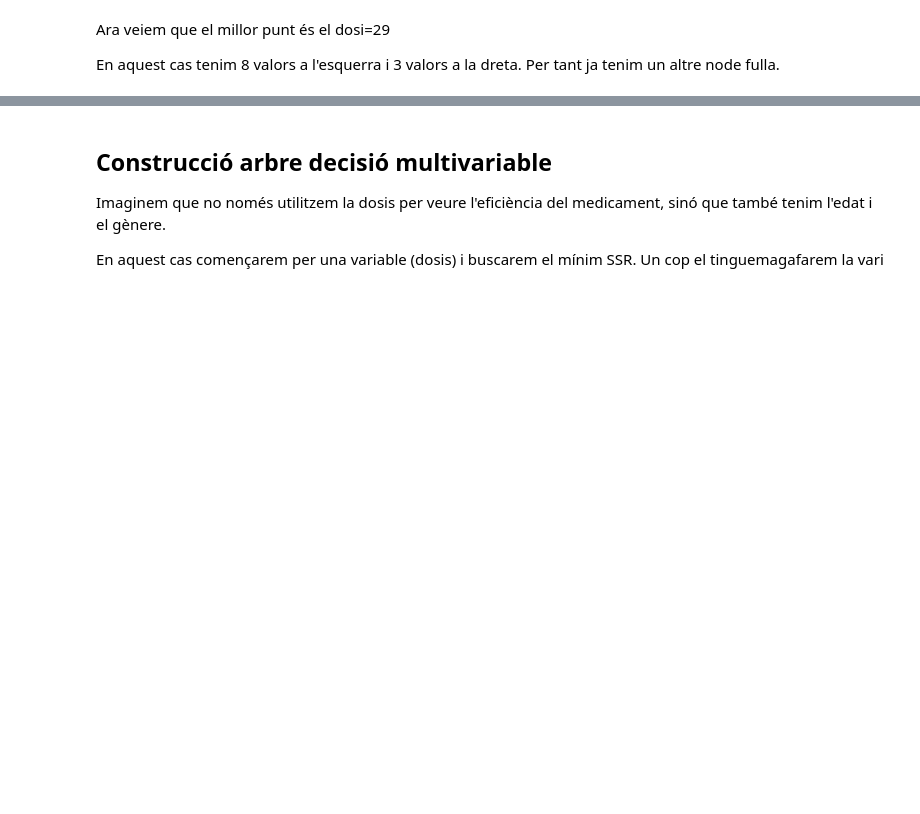
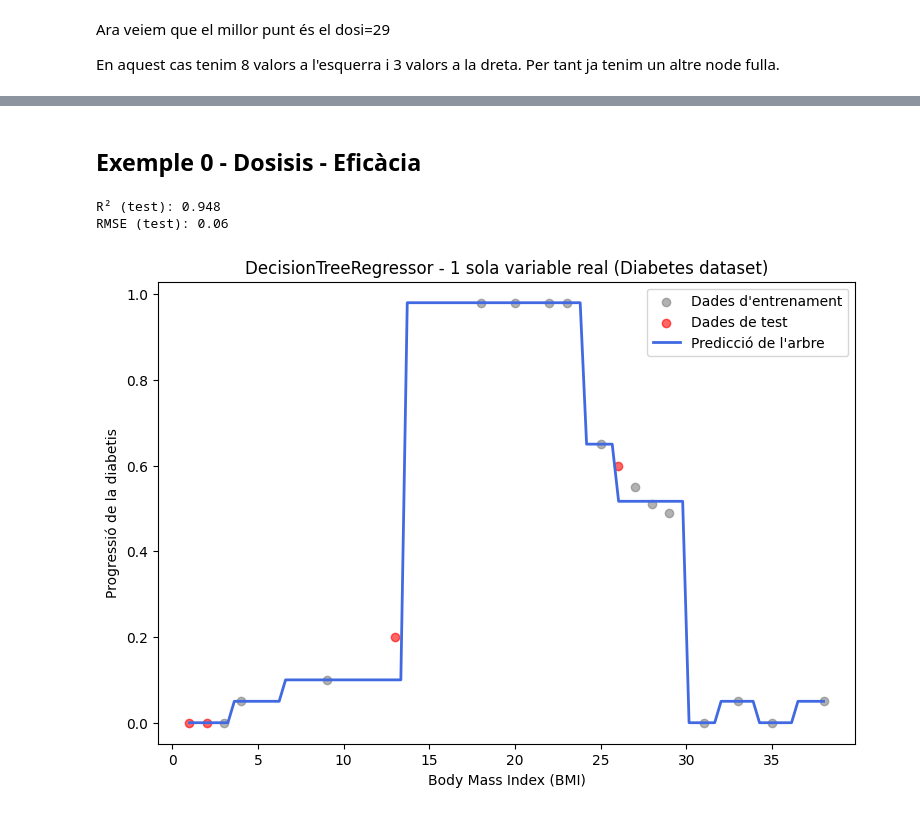
Before and after one commit to robertventura/sistemes-aprenentatge-automatic, a Jupyter notebook: 02_models_supervisats/02_50_arbres_desicio.ipynb, the cells around one changed output, grey strips where cells are left out. Saved outputs shown, nothing was run; the diff lists cells and outputs as text; code cells hidden in the pictures; blank space fills up the shorter version.

```diff
--- a/02_models_supervisats/02_50_arbres_desicio.ipynb
+++ b/02_models_supervisats/02_50_arbres_desicio.ipynb
@@ -589,9 +589,68 @@ dot.render('arbre_decisio', format='png', view=False)
 dot
 # %% [output]
 [drawing not drawn]
-# %% [markdown]
-## Construcció arbre decisió multivariable
-
-Imaginem que no només utilitzem la dosis per veure l'eficiència del medicament, sinó que també tenim l'edat i el gènere.
-
-En aquest cas començarem per una variable (dosis) i buscarem el mínim SSR. Un cop el tinguemagafarem la vari
+# %% [markdown]
+## Exemple 0 - Dosisis - Eficàcia
+# %%
+import numpy as np
+import matplotlib.pyplot as plt
+from sklearn.datasets import load_diabetes
+from sklearn.tree import DecisionTreeRegressor
+from sklearn.metrics import r2_score, mean_squared_error,root_mean_squared_error
+
+# 1️⃣ Carreguem dades reals
+
+dosis_g1 = [1,2,3,4,9,13]
+dosis_g2 = [18,20,22,23]
+dosis_g3 = [25,26,27,28,29]
+dosis_g4 = [31,33,35,38]
+dosis = dosis_g1 + dosis_g2 + dosis_g3 + dosis_g4
+
+
+eficacia_g1 = [0,0,0,0.05,0.10,0.20]
+eficacia_g2 = [0.98,0.98,0.98,0.98]
+eficacia_g3 = [0.65,0.60,0.55,0.51,0.49]
+eficacia_g4 = [0,0.05,0,0.05]
+eficacia = eficacia_g1 + eficacia_g2 + eficacia_g3 + eficacia_g4
+
+dades = {
+    'dosis': dosis,
+    'eficacia': eficacia
+}
+
+df = pd.DataFrame(dades)
+
+# 2️⃣ Dividim entrenament/test
+from sklearn.model_selection import train_test_split
+X_train, X_test, y_train, y_test = train_test_split(
+    df[['dosis']], df[['eficacia']], test_size=0.2, random_state=42
+)
+
+# 3️⃣ Creem el model
+model = DecisionTreeRegressor(max_depth=4, random_state=42)
+model.fit(X_train, y_train)
+
+# 4️⃣ Prediccions
+y_pred = model.predict(X_test)
+
+# 5️⃣ Mètriques
+print(f"R² (test): {r2_score(y_test, y_pred):.3f}")
+print(f"RMSE (test): {root_mean_squared_error(y_test, y_pred):.2f}")
+
+# 6️⃣ Visualització
+X_plot = np.linspace(df[['dosis']].min(), df[['dosis']].max(), 100).reshape(-1, 1)
+y_plot = model.predict(X_plot)
+
+plt.figure(figsize=(9, 6))
+plt.scatter(X_train, y_train, color="gray", label="Dades d'entrenament", alpha=0.6)
+plt.scatter(X_test, y_test, color="red", label="Dades de test", alpha=0.6)
+plt.plot(X_plot, y_plot, color="royalblue", linewidth=2, label="Predicció de l'arbre")
+plt.xlabel("Body Mass Index (BMI)")
+plt.ylabel("Progressió de la diabetis")
+plt.title("DecisionTreeRegressor - 1 sola variable real (Diabetes dataset)")
+plt.legend()
+plt.show()
+# %% [output]
+R² (test): 0.948
+RMSE (test): 0.06
+[figure, added]
```
Also changed, not shown: parts of 3 cells of this notebook.
